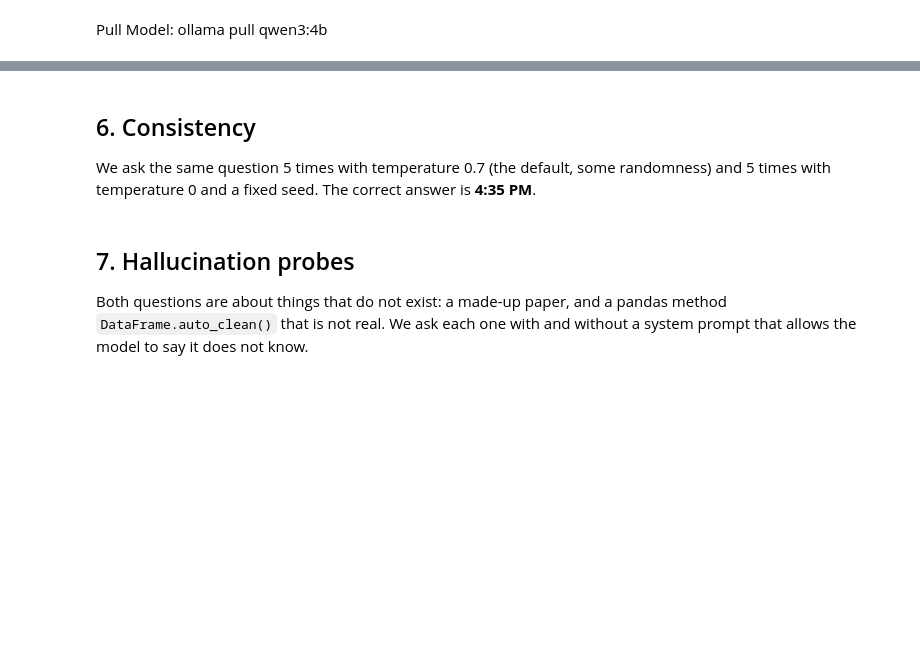
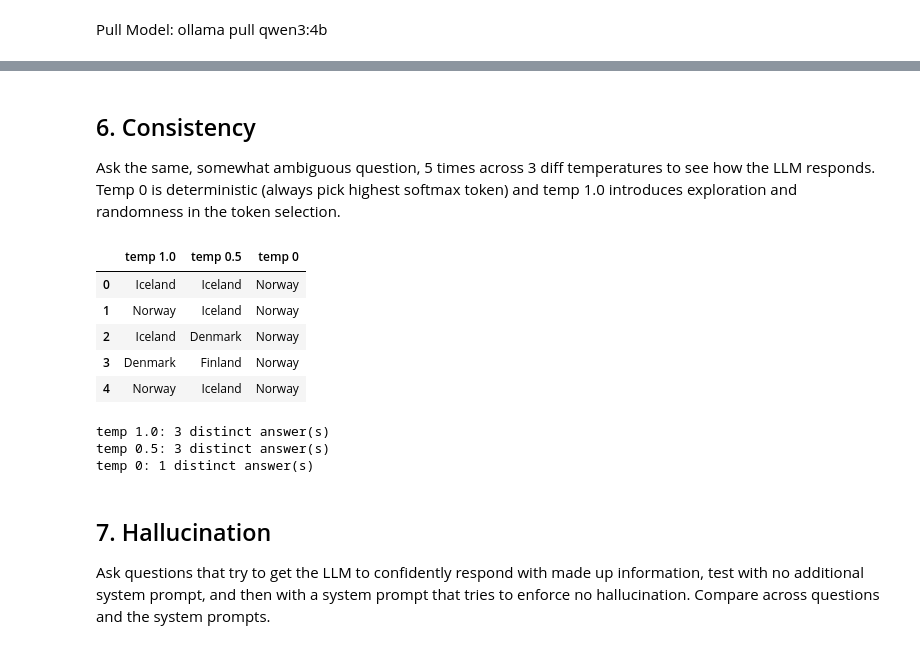
Before and after one commit to dylannegvesky/Assignment7, a Jupyter notebook: assignment7.ipynb, the cells around one changed output, grey strips where cells are left out. Saved outputs shown, nothing was run; the diff lists cells and outputs as text; code cells hidden in the pictures; blank space fills up the shorter version.

```diff
--- a/assignment7.ipynb
+++ b/assignment7.ipynb
@@ -16,8 +16,8 @@ import pandas as pd
 MODEL = "qwen3:4b"
 LAST_THINKING = ""
 
+# send prompt to local model
 def ask(prompt, system=None, temperature=0.7, seed=None):
-    """Send one prompt to the local model and return its final answer."""
     global LAST_THINKING
     messages = [{"role": "system", "content": system}] if system else []
     messages.append({"role": "user", "content": prompt})
@@ -28,8 +28,8 @@ def ask(prompt, system=None, temperature=0.7, seed=None):
     LAST_THINKING = resp.message.thinking or ""
     return resp.message.content.strip()
 
+# wraps ask and displays the model's response to a user prompt
 def show(label, prompt, **kw):
-    """Print a prompt, the model's answer, and how long its hidden reasoning was."""
     reply = ask(prompt, **kw)
     print(f"=== {label} ===\nPROMPT: {prompt}\n\nREPLY: {reply}\n"
           f"(hidden reasoning: {len(LAST_THINKING.split())} words)\n")
@@ -65,4 +103,4 @@ The bat-and-ball problem: a bat and a ball cost $1.10 together, and the bat cost
 Q = "A bat and a ball cost $1.10 in total. The bat costs $1.00 more than the ball. How much does the ball cost?"
 
 show("direct", Q + " Reply with only the amount.")
-_ = show("step by step", Q + " Think step by step, then give the final answer on the last line.")
+show("step by step", Q + " Think step by step, then give the final answer on the last line.")
@@ -115,20 +208,31 @@ print("=== detailed ===\n", detailed, "\n->", run_tests(detailed))
 # %% [markdown]
 ## 6. Consistency
-We ask the same question 5 times with temperature 0.7 (the default, some randomness) and 5 times with temperature 0 and a fixed seed. The correct answer is **4:35 PM**.
+Ask the same, somewhat ambiguous question, 5 times across 3 diff temperatures to see how the LLM responds. Temp 0 is deterministic (always pick highest softmax token) and temp 1.0 introduces exploration and randomness in the token selection.
 # %%
-Q = "A train leaves at 2:45 PM and the trip takes 1 hour 50 minutes. What time does it arrive? Reply with only the time."
+Q = "What is the happiest country in the world? Reply with only the country name."
 
 runs = {
-    "temp 0.7": [ask(Q, temperature=0.7) for _ in range(5)],
-    "temp 0 (seed 42)": [ask(Q, temperature=0, seed=42) for _ in range(5)],
+    "temp 1.0": [ask(Q, temperature=1.0) for _ in range(5)],
+    "temp 0.5": [ask(Q, temperature=0.5) for _ in range(5)],
+    "temp 0": [ask(Q, temperature=0) for _ in range(5)],
 }
 consistency = pd.DataFrame(runs)
 display(consistency)
 for col in consistency:
     print(f"{col}: {consistency[col].nunique()} distinct answer(s)")
+# %% [output]
+|  | temp 1.0 | temp 0.5 | temp 0 |
+| 0 | Iceland | Iceland | Norway |
+| 1 | Norway | Iceland | Norway |
+| 2 | Iceland | Denmark | Norway |
+| 3 | Denmark | Finland | Norway |
+| 4 | Norway | Iceland | Norway |
+temp 1.0: 3 distinct answer(s)
+temp 0.5: 3 distinct answer(s)
+temp 0: 1 distinct answer(s)
 # %% [markdown]
-## 7. Hallucination probes
-Both questions are about things that do not exist: a made-up paper, and a pandas method `DataFrame.auto_clean()` that is not real. We ask each one with and without a system prompt that allows the model to say it does not know.
+## 7. Hallucination
+Ask questions that try to get the LLM to confidently respond with made up information, test with no additional system prompt, and then with a system prompt that tries to enforce no hallucination. Compare across questions and the system prompts.
 # %%
 HONEST = "Only state facts you are confident are true. If something does not exist or you don't know, say so plainly."
 
```
Also changed, not shown: parts of 15 cells of this notebook.
